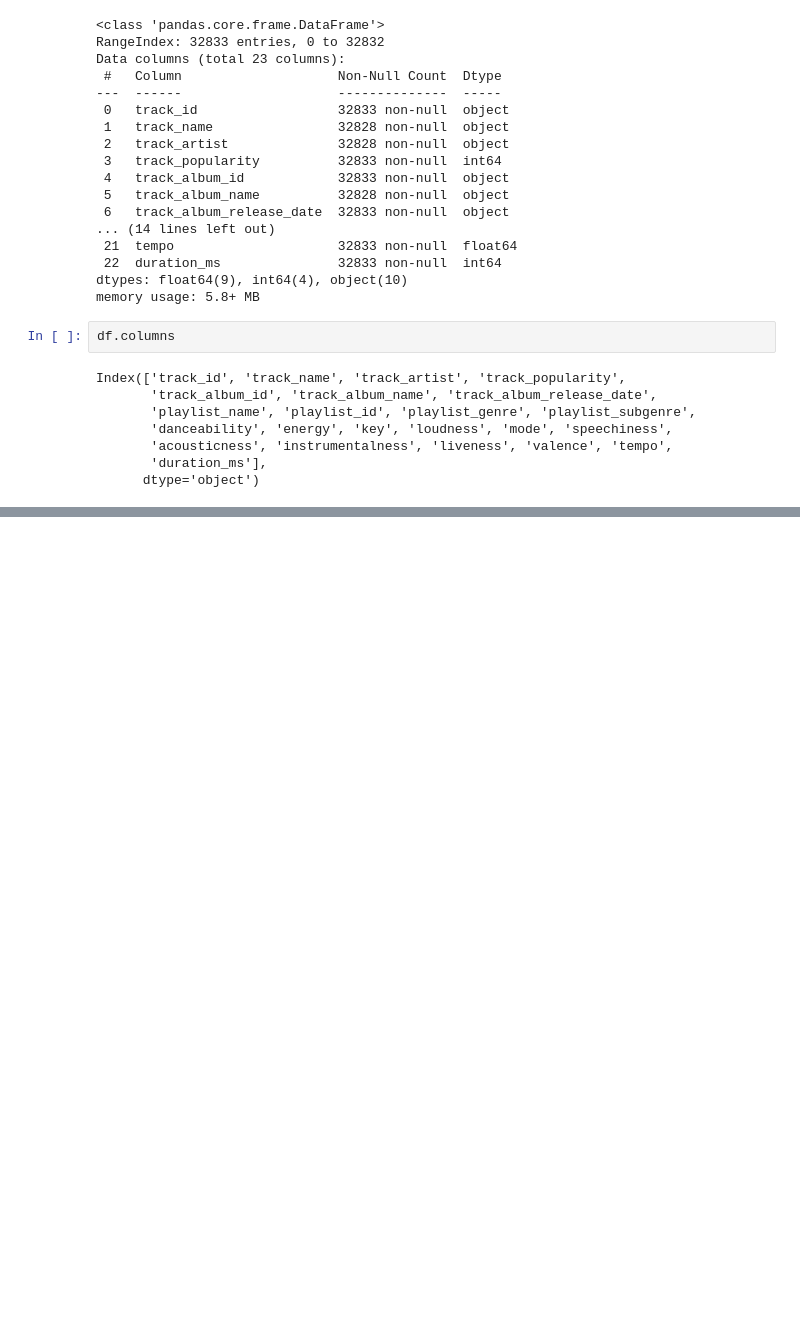
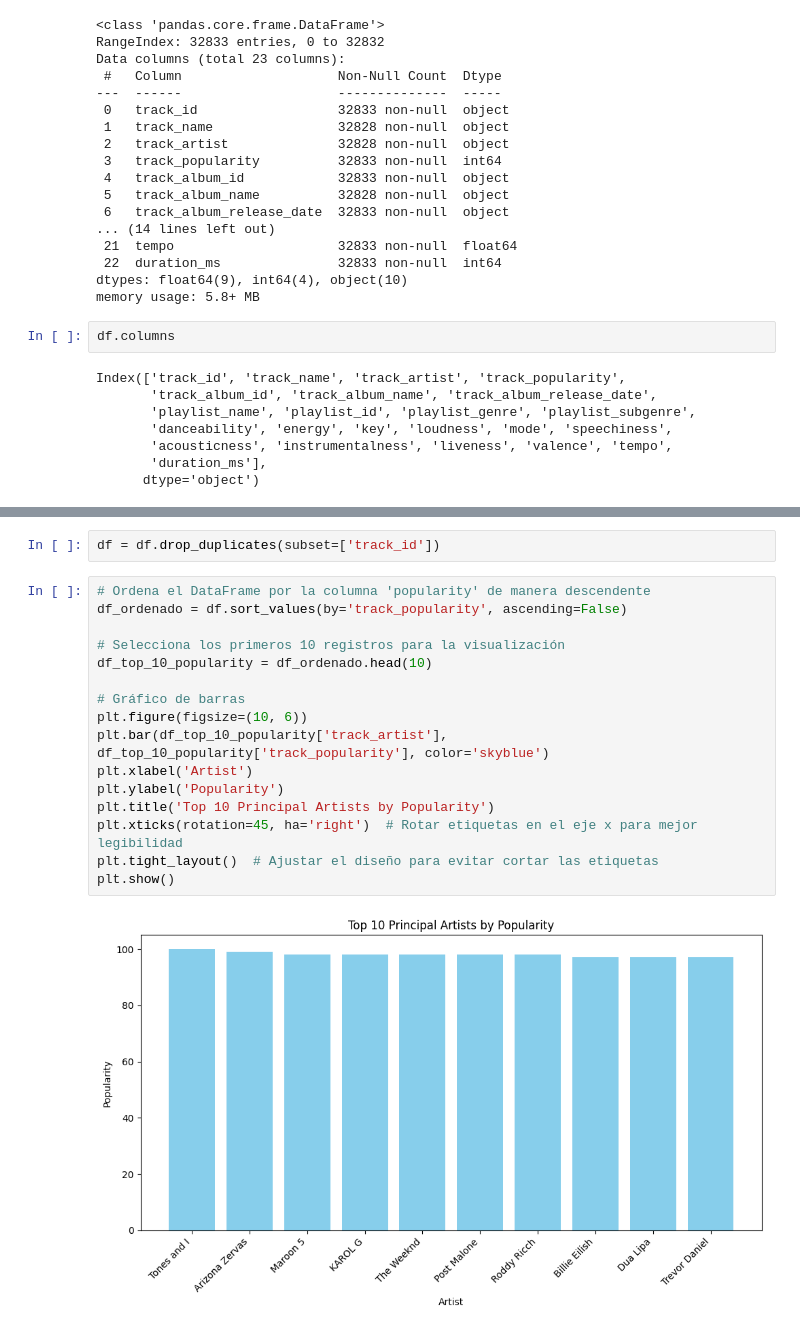
Before and after one commit to tomuzca/CLN, a Jupyter notebook: 30k.ipynb, the cells around one changed output, grey strips where cells are left out. Drawn from its saved outputs; the diff is of its cells as text; blank space fills up the shorter version.

```diff
--- a/30k.ipynb
+++ b/30k.ipynb
@@ -35,0 +44,20 @@ Index(['track_id', 'track_name', 'track_artist', 'track_popularity',
+# %%
+df = df.drop_duplicates(subset=['track_id'])
+# %%
+# Ordena el DataFrame por la columna 'popularity' de manera descendente
+df_ordenado = df.sort_values(by='track_popularity', ascending=False)
+
+# Selecciona los primeros 10 registros para la visualización
+df_top_10_popularity = df_ordenado.head(10)
+
+# Gráfico de barras
+plt.figure(figsize=(10, 6))
+plt.bar(df_top_10_popularity['track_artist'], df_top_10_popularity['track_popularity'], color='skyblue')
+plt.xlabel('Artist')
+plt.ylabel('Popularity')
+plt.title('Top 10 Principal Artists by Popularity')
+plt.xticks(rotation=45, ha='right')  # Rotar etiquetas en el eje x para mejor legibilidad
+plt.tight_layout()  # Ajustar el diseño para evitar cortar las etiquetas
+plt.show()
+# %% [output]
+[figure, added]
```
Also changed, not shown: parts of 6 cells of this notebook, 1 other file.
